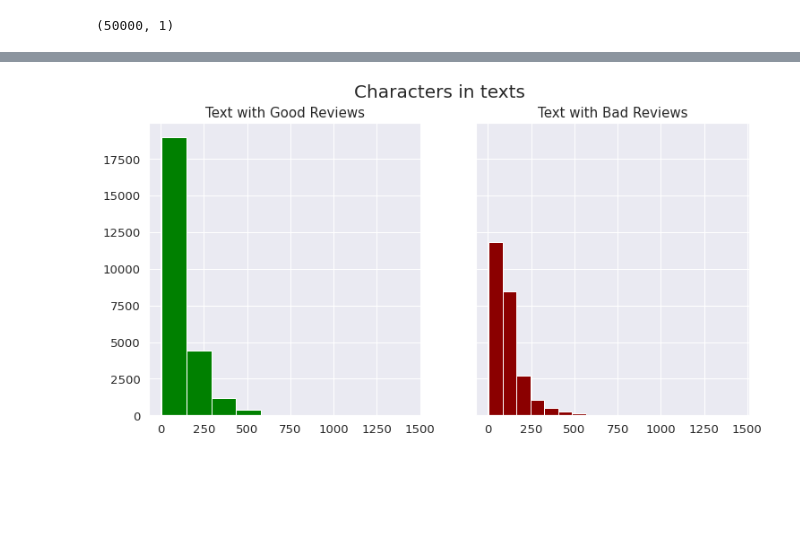
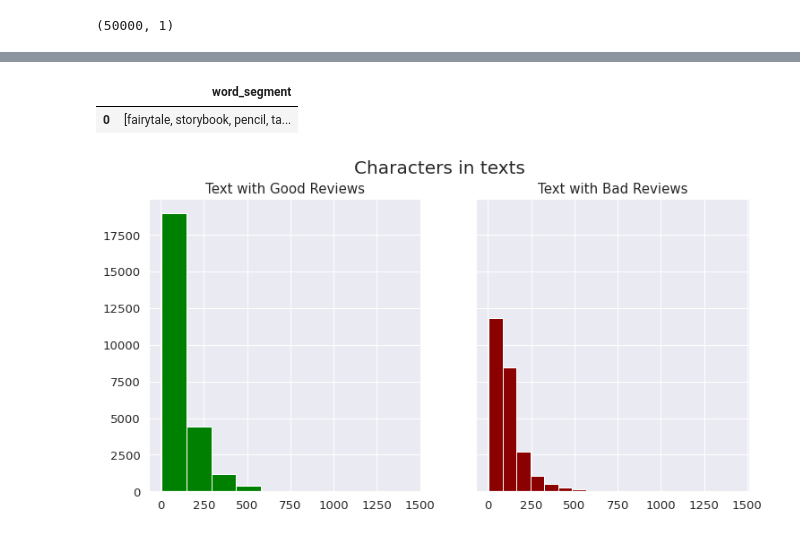
Before and after one commit to Afranur-Artar/Deep-Learning-NLP-Project, a Jupyter notebook: IMDB_NLP_Project3.ipynb, the cells around one changed output, grey strips where cells are left out. Cells and saved outputs as stored; diff of their text form; code cells hidden in the pictures; blank space fills up the shorter version.

```diff
--- a/IMDB_NLP_Project3.ipynb
+++ b/IMDB_NLP_Project3.ipynb
@@ -385,3 +410,20 @@ data_frame.shape
+# %%
+import wordsegment
+segmenter=wordsegment.Segmenter()
+load = segmenter.load()
+
+data_frame=pd.DataFrame()
+
+text=','.join(map(str, data.Text))
+clean = segmenter.clean(text)
+isegment = segmenter.isegment(clean)
+word_segment= list(isegment)
+data_frame = data_frame.append({'word_segment': word_segment}, ignore_index=True)
+
+data_frame
+# %% [output]
+|  | word_segment |
+| 0 | [fairytale, storybook, pencil, ta... |
 # %%
 fig,(ax1,ax2)=plt.subplots(1,2,figsize=(12,6), sharey=True, sharex=True)
 
```
Also changed, not shown: parts of 30 cells of this notebook.
